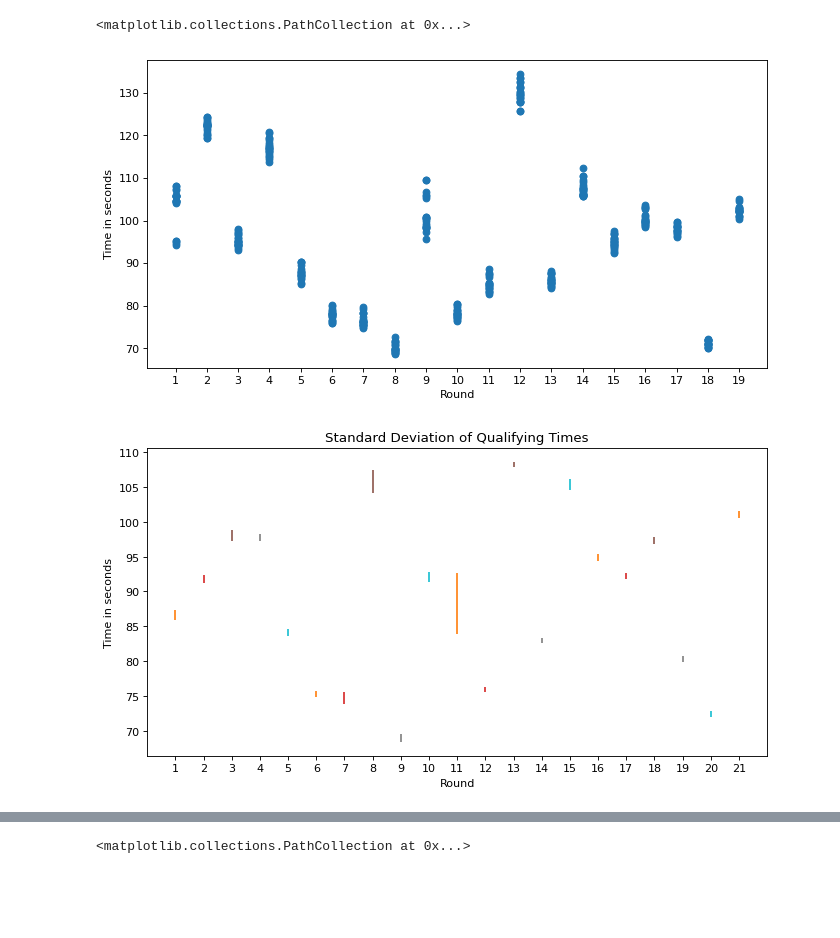
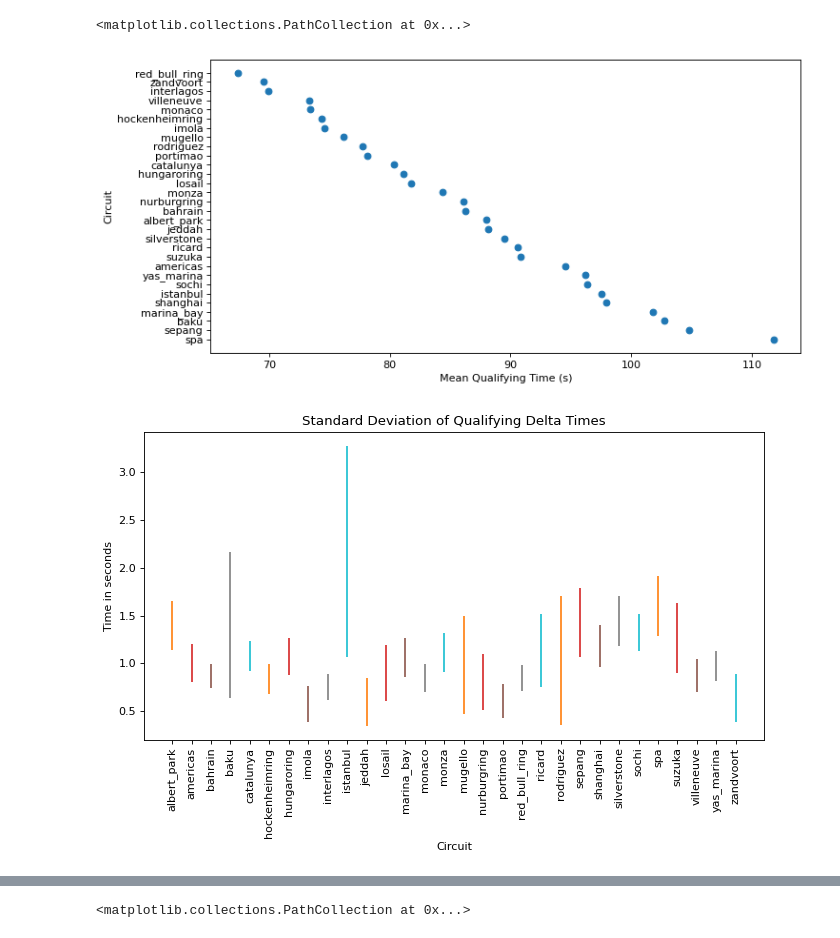
Before and after one commit to ollyjc99/f1-analytics, a Jupyter notebook: data analysis/qual-analysis.ipynb, the cells around one changed output, grey strips where cells are left out. Saved outputs shown, nothing was run; the diff lists cells and outputs as text; code cells hidden in the pictures; blank space fills up the shorter version.

Commit message:
grouped dataframe by circuit_id for new qualifying analysis

```diff
--- a/data analysis/qual-analysis.ipynb
+++ b/data analysis/qual-analysis.ipynb
@@ -27,0 +21,9 @@ Min: 68.759 Max: 134.438
+# %%
+circuit_time = merged.groupby(
+    'circuit_id').agg(
+    {
+        'final_time': 'mean'
+    }
+)
+
+circuit_time
@@ -28,40 +49,39 @@ Min: 68.759 Max: 134.438
 # %%
-q_times_by_round = season.groupby('round').agg('final_time')
+q_times_by_circuit = circuit_time.copy().sort_values('final_time', ascending=False)
+# q_times_by_circuit
 
-x = season['round'].values
-y = season['final_time'].values
+y = q_times_by_circuit.index
+x = q_times_by_circuit.values
 
 fig, axs = plt.subplots(1, dpi=80)
 fig.set_size_inches(10, 5)
 
 axs.set_title('')
-axs.set_xlabel('Round')
-axs.set_ylabel('Time in seconds')
-axs.set_xticks(np.unique(x))
+axs.set_xlabel('Mean Qualifying Time (s)')
+axs.set_ylabel('Circuit')
 axs.scatter(x, y)
 # %% [output]
 <matplotlib.collections.PathCollection at 0x...>
-[figure, old version]
+[figure, new version]
 # %%
-final_time_sd = data.query('season == 2016')
+delta_sd = merged.copy()
 
 fig, axs = plt.subplots(1, dpi=80)
 fig.set_size_inches(10, 5)
 
-axs.set_title('Standard Deviation of Qualifying Times')
-axs.set_xlabel('Round')
+axs.set_title('Standard Deviation of Qualifying Delta Times')
+axs.set_xlabel('Circuit')
 axs.set_ylabel('Time in seconds')
-axs.set_xticks(np.unique(final_time_sd['round']))
+axs.set_xticklabels(np.unique(delta_sd['circuit_id']), rotation=90)
 
-for i in range(1, len(np.unique(final_time_sd['round'])) + 1):
-    r = final_time_sd.query(
-        'round == @i & final_time.notnull()'
-        )['final_time'].values
+# axs.set_xticklabels(axs.get_xticklabels(), rotation=90)
 
+for i in np.unique(delta_sd['circuit_id']):
+    r = delta_sd.query('circuit_id == @i & q_delta.notnull()')['q_delta'].values
     mean = np.mean(r)
     err = 1.96 * np.std(r)/np.sqrt(len(r))
 
     axs.plot(i, mean)
     axs.errorbar(i, mean, err)
 # %% [output]
-[figure, old version]
+[figure, new version]
```
Also changed, not shown: parts of 3 cells of this notebook.
